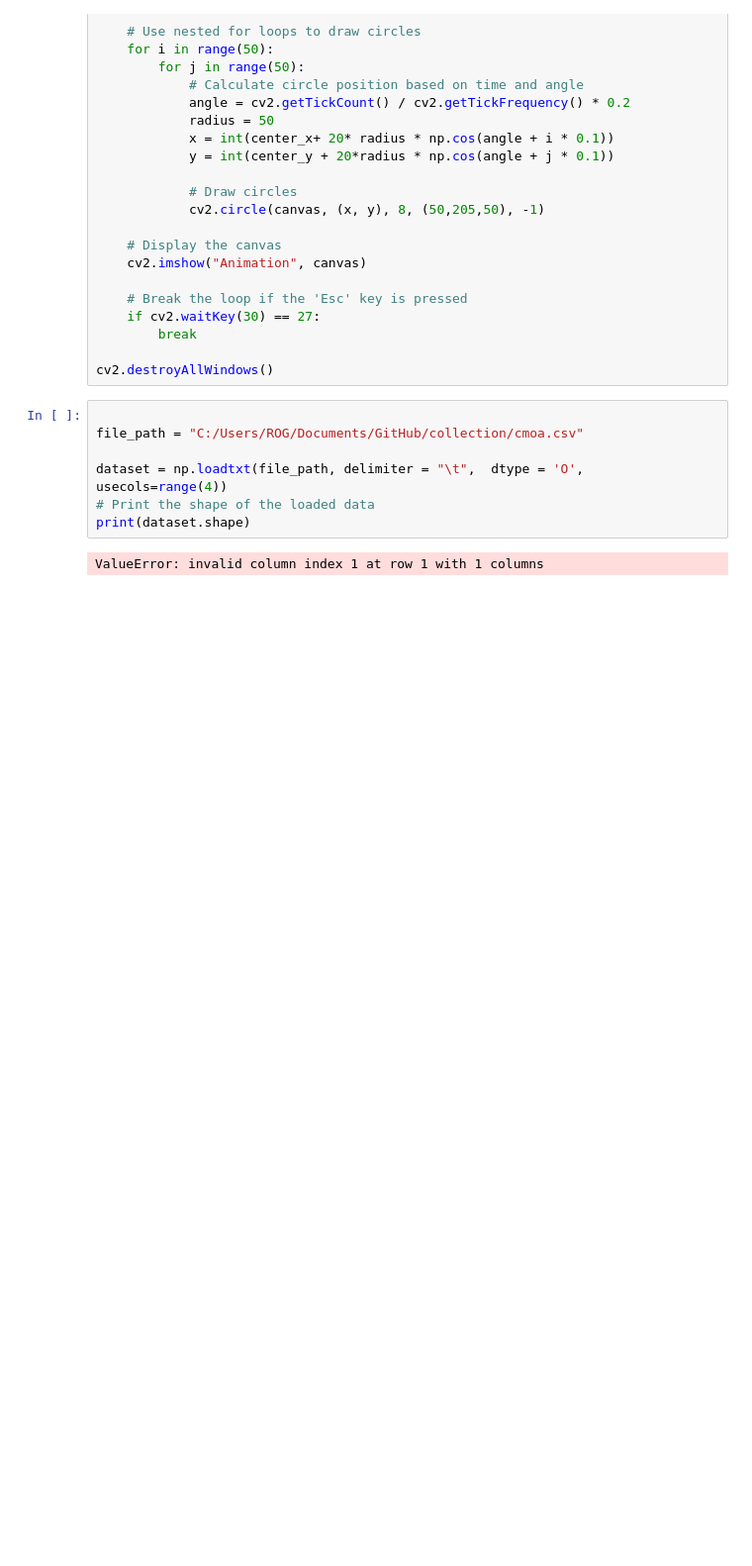
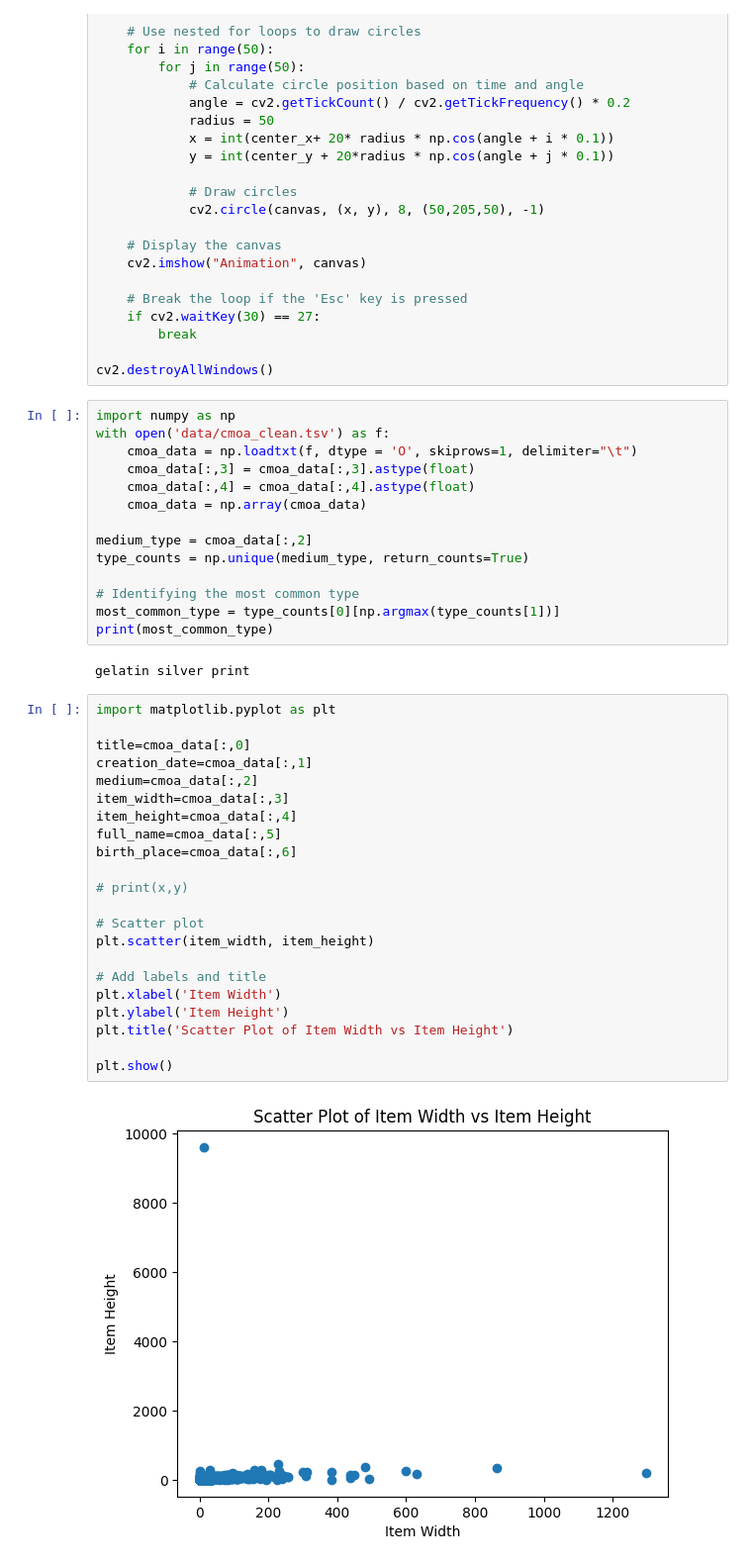
Before and after one commit to callmeautumn/STEM_TianQiu, a Jupyter notebook: Mock.ipynb, the cells around one changed output. Shown at 99% size. Drawn from its saved outputs; the diff is of its cells as text; blank space fills up the shorter version.

```diff
--- a/Mock.ipynb
+++ b/Mock.ipynb
@@ -33,12 +33,43 @@ while True:
         break
 
 cv2.destroyAllWindows()
-# %%
-
-file_path = "C:/Users/ROG/Documents/GitHub/collection/cmoa.csv"
-
-dataset = np.loadtxt(file_path, delimiter = "\t",  dtype = 'O', usecols=range(4))
-# Print the shape of the loaded data
-print(dataset.shape)
-# %% [output]
-ValueError: invalid column index 1 at row 1 with 1 columns
+# %%
+import numpy as np
+with open('data/cmoa_clean.tsv') as f:
+    cmoa_data = np.loadtxt(f, dtype = 'O', skiprows=1, delimiter="\t")
+    cmoa_data[:,3] = cmoa_data[:,3].astype(float)
+    cmoa_data[:,4] = cmoa_data[:,4].astype(float)
+    cmoa_data = np.array(cmoa_data)
+
+medium_type = cmoa_data[:,2]
+type_counts = np.unique(medium_type, return_counts=True)
+
+# Identifying the most common type
+most_common_type = type_counts[0][np.argmax(type_counts[1])]
+print(most_common_type)
+# %% [output]
+gelatin silver print
+# %%
+import matplotlib.pyplot as plt
+
+title=cmoa_data[:,0]
+creation_date=cmoa_data[:,1]
+medium=cmoa_data[:,2]
+item_width=cmoa_data[:,3]
+item_height=cmoa_data[:,4]
+full_name=cmoa_data[:,5]
+birth_place=cmoa_data[:,6]
+
+# print(x,y)
+
+# Scatter plot
+plt.scatter(item_width, item_height)
+
+# Add labels and title
+plt.xlabel('Item Width')
+plt.ylabel('Item Height')
+plt.title('Scatter Plot of Item Width vs Item Height')
+
+plt.show()
+# %% [output]
+[figure, added]
```
Also changed, not shown: parts of 3 cells of this notebook, 1 other file.
